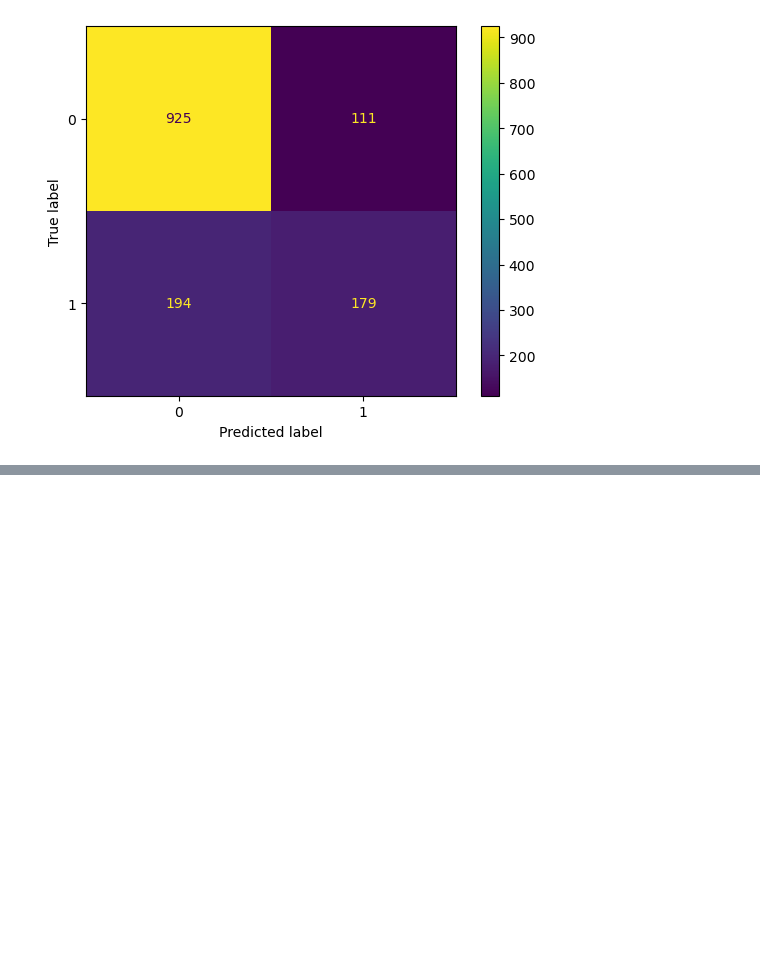
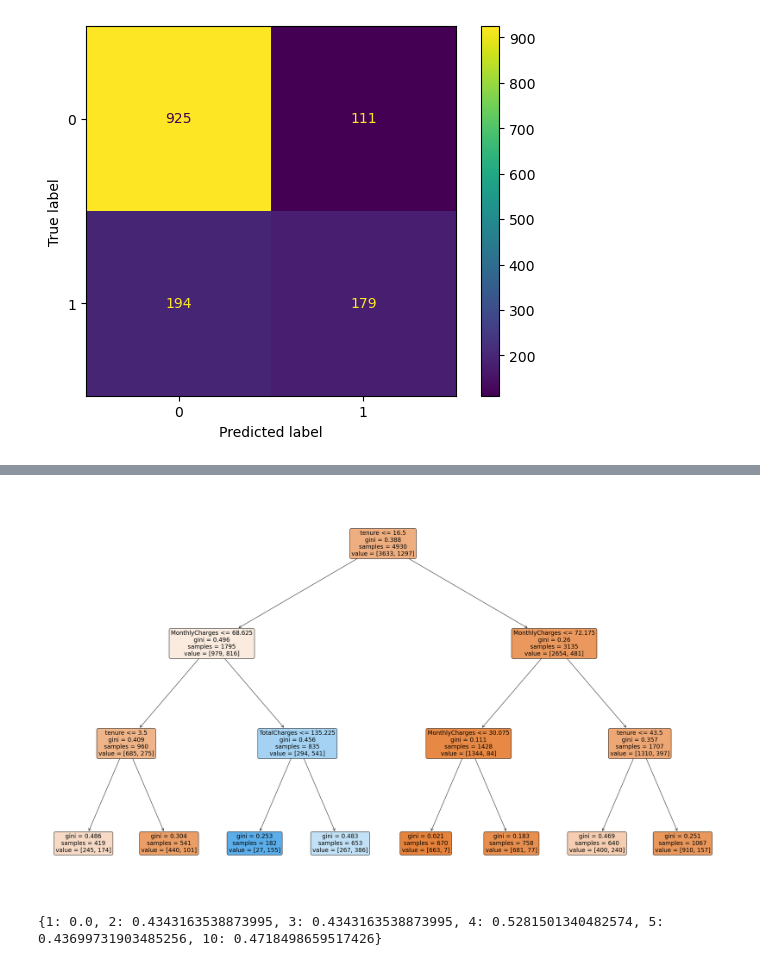
Before and after one commit to Oliviasteph5/Week-7-Models, a Jupyter notebook: Week7Day2 Lab.ipynb, the cells around one changed output, grey strips where cells are left out. Cells and saved outputs as stored; diff of their text form; code cells hidden in the pictures; blank space fills up the shorter version.

```diff
--- a/Week7Day2 Lab.ipynb
+++ b/Week7Day2 Lab.ipynb
@@ -244,0 +304,36 @@ disp.plot()
+# %%
+fig, axes = plt.subplots(nrows = 1,ncols = 1,figsize = (34,20))
+
+plot_tree(model,filled = True, rounded=True,feature_names=list(X.columns))
+plt.show()
+# %% [output]
+[figure, added]
+# %%
+#Create a function that takes a list of integers and trains and tests a Decision Tree Classifier using each integer as max_depth
+max_depth_list = [1,2,3,4,5,10]
+
+def train_test_decision_tree_recall(X, y, max_depth_list):
+
+    results = {}
+
+    for max_depth in max_depth_list:
+        # Split the data into training and testing sets
+        X_train, X_test, y_train, y_test = train_test_split(X, y, test_size=0.2, random_state=42)
+
+        # Create and train a Decision Tree Classifier
+        model = DecisionTreeClassifier(max_depth=max_depth)
+        model.fit(X_train, y_train)
+
+        # Make predictions on the test set
+        y_pred = model.predict(X_test)
+
+        # Calculate recall and store in results
+        recall = recall_score(y_test, y_pred)
+        results[max_depth] = recall
+
+    return results
+
+results = train_test_decision_tree_recall(X, y, max_depth_list)
+print(results)
+# %% [output]
+{1: 0.0, 2: 0.4343163538873995, 3: 0.4343163538873995, 4: 0.5281501340482574, 5: 0.43699731903485256, 10: 0.4718498659517426}
```
Also changed, not shown: parts of 9 cells of this notebook.
